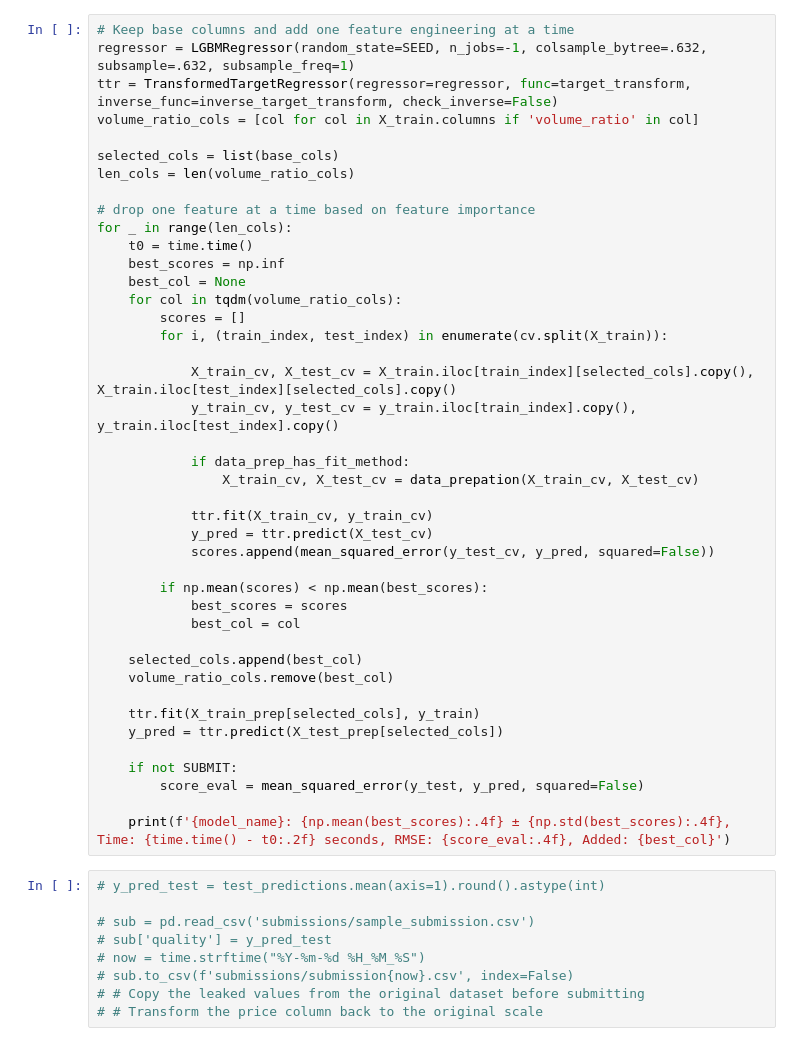
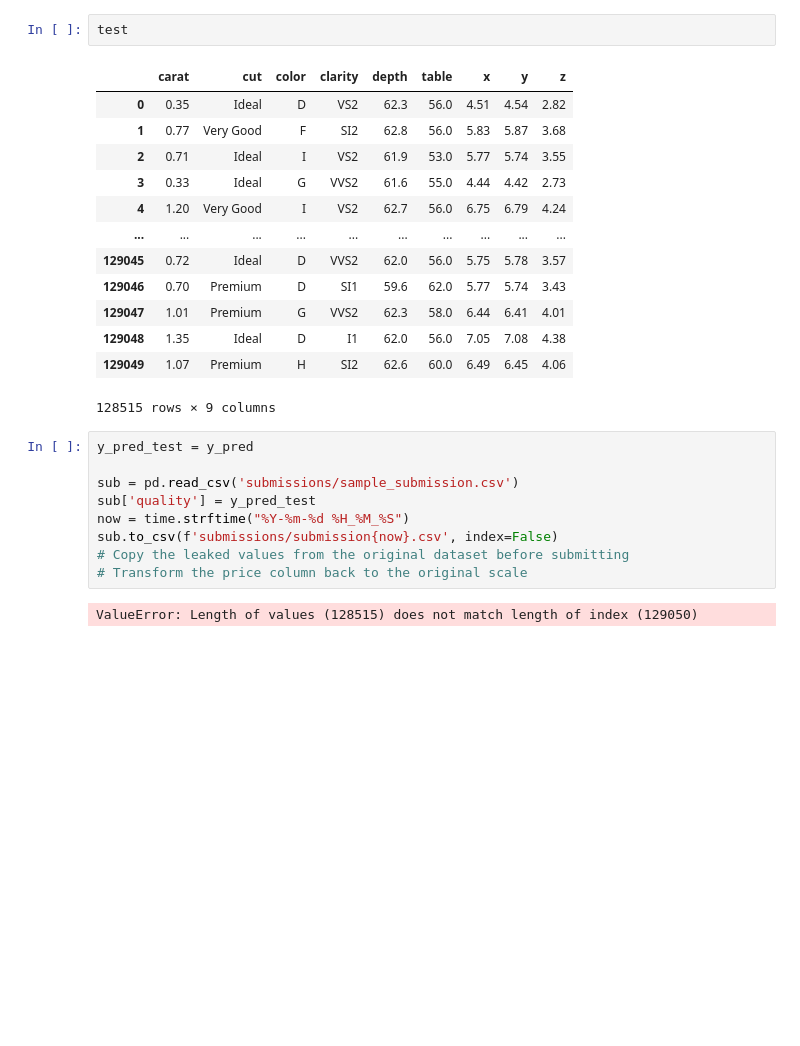
Before and after one commit to RomainBdt/Kaggle_competions, a Jupyter notebook: playground-series-s3e8/playground-series-s3e8.ipynb, the cells around one changed output. Saved outputs shown, nothing was run; the diff lists cells and outputs as text; blank space fills up the shorter version.

Commit message:
stacking predictions

```diff
--- a/playground-series-s3e8/playground-series-s3e8.ipynb
+++ b/playground-series-s3e8/playground-series-s3e8.ipynb
@@ -357,51 +367,27 @@ volume_ratio14      0      0      0      0      0    0.0
-# %%
-# Keep base columns and add one feature engineering at a time
-regressor = LGBMRegressor(random_state=SEED, n_jobs=-1, colsample_bytree=.632, subsample=.632, subsample_freq=1)
-ttr = TransformedTargetRegressor(regressor=regressor, func=target_transform, inverse_func=inverse_target_transform, check_inverse=False)
-volume_ratio_cols = [col for col in X_train.columns if 'volume_ratio' in col]
-
-selected_cols = list(base_cols)
-len_cols = len(volume_ratio_cols)
-
-# drop one feature at a time based on feature importance
-for _ in range(len_cols):
-    t0 = time.time()
-    best_scores = np.inf
-    best_col = None
-    for col in tqdm(volume_ratio_cols):
-        scores = []
-        for i, (train_index, test_index) in enumerate(cv.split(X_train)):
-
-            X_train_cv, X_test_cv = X_train.iloc[train_index][selected_cols].copy(), X_train.iloc[test_index][selected_cols].copy()
-            y_train_cv, y_test_cv = y_train.iloc[train_index].copy(), y_train.iloc[test_index].copy()
-
-            if data_prep_has_fit_method:
-                X_train_cv, X_test_cv = data_prepation(X_train_cv, X_test_cv)
-
-            ttr.fit(X_train_cv, y_train_cv)
-            y_pred = ttr.predict(X_test_cv)
-            scores.append(mean_squared_error(y_test_cv, y_pred, squared=False))
-
-        if np.mean(scores) < np.mean(best_scores):
-            best_scores = scores
-            best_col = col
-
-    selected_cols.append(best_col)
-    volume_ratio_cols.remove(best_col)
-
-    ttr.fit(X_train_prep[selected_cols], y_train)
-    y_pred = ttr.predict(X_test_prep[selected_cols])
-
-    if not SUBMIT:
-        score_eval = mean_squared_error(y_test, y_pred, squared=False)
-
-    print(f'{model_name}: {np.mean(best_scores):.4f} ± {np.std(best_scores):.4f}, Time: {time.time() - t0:.2f} seconds, RMSE: {score_eval:.4f}, Added: {best_col}')
+# %%
+test
+# %% [output]
+|  | carat | cut | color | clarity | depth | table | x | y | z |
+| 0 | 0.35 | Ideal | D | VS2 | 62.3 | 56.0 | 4.51 | 4.54 | 2.82 |
+| 1 | 0.77 | Very Good | F | SI2 | 62.8 | 56.0 | 5.83 | 5.87 | 3.68 |
+| 2 | 0.71 | Ideal | I | VS2 | 61.9 | 53.0 | 5.77 | 5.74 | 3.55 |
+| 3 | 0.33 | Ideal | G | VVS2 | 61.6 | 55.0 | 4.44 | 4.42 | 2.73 |
+| 4 | 1.20 | Very Good | I | VS2 | 62.7 | 56.0 | 6.75 | 6.79 | 4.24 |
+| ... | ... | ... | ... | ... | ... | ... | ... | ... | ... |
+| 129045 | 0.72 | Ideal | D | VVS2 | 62.0 | 56.0 | 5.75 | 5.78 | 3.57 |
+| 129046 | 0.70 | Premium | D | SI1 | 59.6 | 62.0 | 5.77 | 5.74 | 3.43 |
+| 129047 | 1.01 | Premium | G | VVS2 | 62.3 | 58.0 | 6.44 | 6.41 | 4.01 |
+| 129048 | 1.35 | Ideal | D | I1 | 62.0 | 56.0 | 7.05 | 7.08 | 4.38 |
+| 129049 | 1.07 | Premium | H | SI2 | 62.6 | 60.0 | 6.49 | 6.45 | 4.06 |
+128515 rows × 9 columns
 # %%
-# y_pred_test = test_predictions.mean(axis=1).round().astype(int)
+y_pred_test = y_pred
 
-# sub = pd.read_csv('submissions/sample_submission.csv')
-# sub['quality'] = y_pred_test
-# now = time.strftime("%Y-%m-%d %H_%M_%S")
-# sub.to_csv(f'submissions/submission{now}.csv', index=False)
-# # Copy the leaked values from the original dataset before submitting
-# # Transform the price column back to the original scale
+sub = pd.read_csv('submissions/sample_submission.csv')
+sub['quality'] = y_pred_test
+now = time.strftime("%Y-%m-%d %H_%M_%S")
+sub.to_csv(f'submissions/submission{now}.csv', index=False)
+# Copy the leaked values from the original dataset before submitting
+# Transform the price column back to the original scale
+# %% [output]
+ValueError: Length of values (128515) does not match length of index (129050)
```
Also changed, not shown: parts of 6 cells of this notebook.
